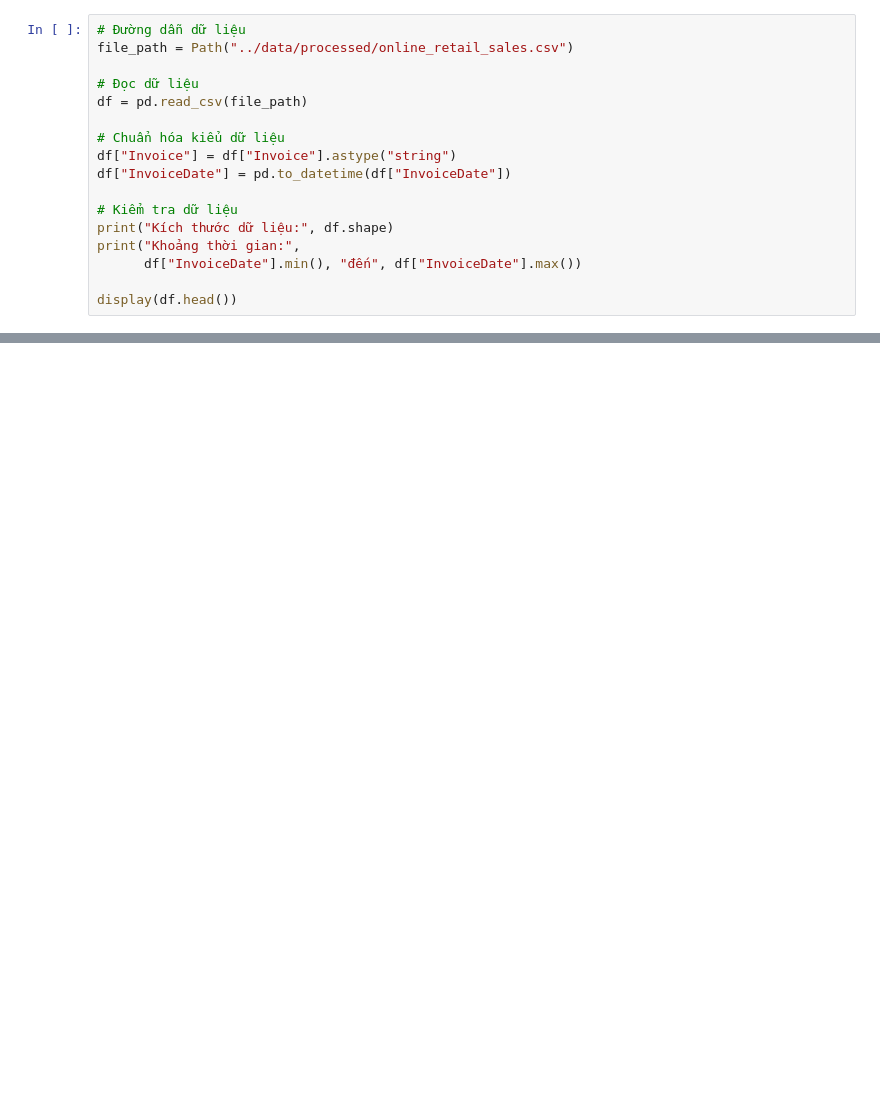
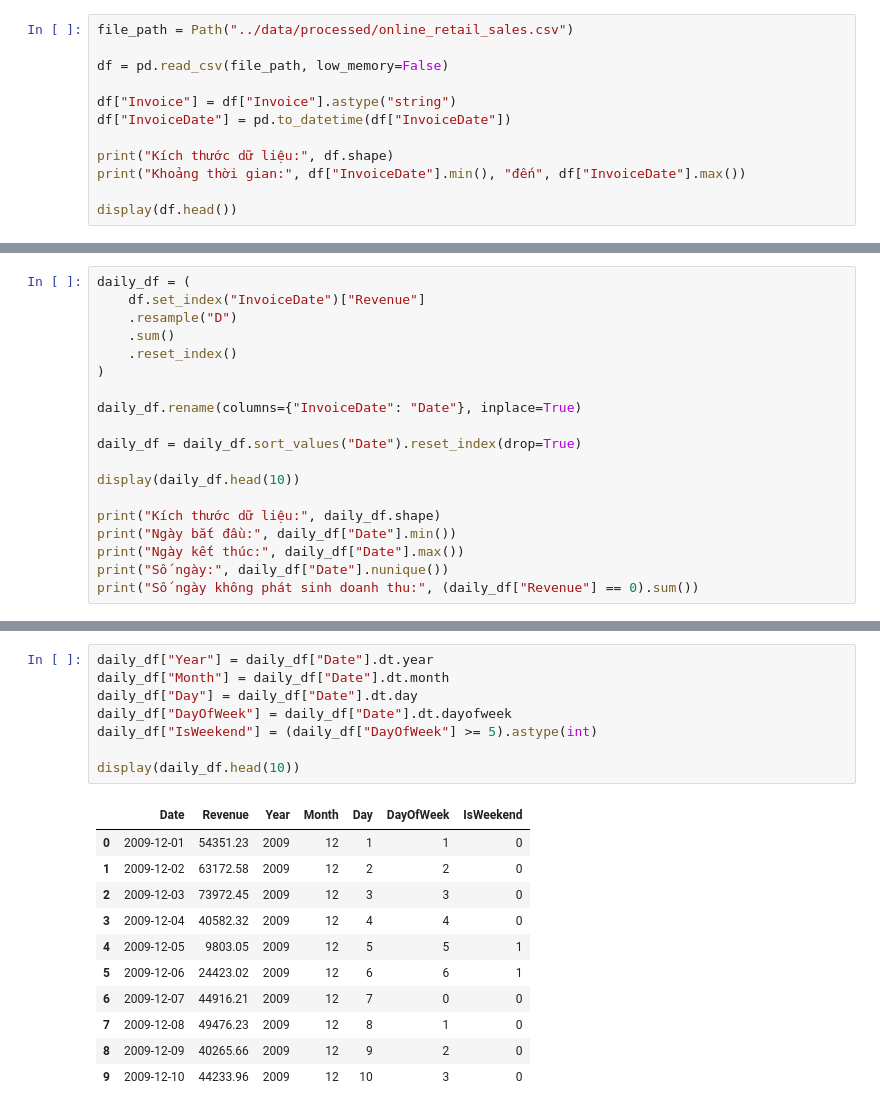
Before and after one commit to quangminh090999-prog/Data-Science-online-shopping-behavior, a Jupyter notebook: notebook/modeling.ipynb, the cells around one changed output, grey strips where cells are left out. Cells and saved outputs as stored; diff of their text form; blank space fills up the shorter version.

```diff
--- a/notebook/modeling.ipynb
+++ b/notebook/modeling.ipynb
@@ -27,17 +29,12 @@ print("Import thư viện thành công!")
 # %%
-# Đường dẫn dữ liệu
 file_path = Path("../data/processed/online_retail_sales.csv")
 
-# Đọc dữ liệu
-df = pd.read_csv(file_path)
+df = pd.read_csv(file_path, low_memory=False)
 
-# Chuẩn hóa kiểu dữ liệu
 df["Invoice"] = df["Invoice"].astype("string")
 df["InvoiceDate"] = pd.to_datetime(df["InvoiceDate"])
 
-# Kiểm tra dữ liệu
 print("Kích thước dữ liệu:", df.shape)
-print("Khoảng thời gian:",
-      df["InvoiceDate"].min(), "đến", df["InvoiceDate"].max())
+print("Khoảng thời gian:", df["InvoiceDate"].min(), "đến", df["InvoiceDate"].max())
 
 display(df.head())
@@ -43,0 +50,19 @@ display(df.head())
+# %%
+daily_df = (
+    df.set_index("InvoiceDate")["Revenue"]
+    .resample("D")
+    .sum()
+    .reset_index()
+)
+
+daily_df.rename(columns={"InvoiceDate": "Date"}, inplace=True)
+
+daily_df = daily_df.sort_values("Date").reset_index(drop=True)
+
+display(daily_df.head(10))
+
+print("Kích thước dữ liệu:", daily_df.shape)
+print("Ngày bắt đầu:", daily_df["Date"].min())
+print("Ngày kết thúc:", daily_df["Date"].max())
+print("Số ngày:", daily_df["Date"].nunique())
+print("Số ngày không phát sinh doanh thu:", (daily_df["Revenue"] == 0).sum())
@@ -43,0 +86,20 @@ display(df.head())
+# %%
+daily_df["Year"] = daily_df["Date"].dt.year
+daily_df["Month"] = daily_df["Date"].dt.month
+daily_df["Day"] = daily_df["Date"].dt.day
+daily_df["DayOfWeek"] = daily_df["Date"].dt.dayofweek
+daily_df["IsWeekend"] = (daily_df["DayOfWeek"] >= 5).astype(int)
+
+display(daily_df.head(10))
+# %% [output]
+|  | Date | Revenue | Year | Month | Day | DayOfWeek | IsWeekend |
+| 0 | 2009-12-01 | 54351.23 | 2009 | 12 | 1 | 1 | 0 |
+| 1 | 2009-12-02 | 63172.58 | 2009 | 12 | 2 | 2 | 0 |
+| 2 | 2009-12-03 | 73972.45 | 2009 | 12 | 3 | 3 | 0 |
+| 3 | 2009-12-04 | 40582.32 | 2009 | 12 | 4 | 4 | 0 |
+| 4 | 2009-12-05 | 9803.05 | 2009 | 12 | 5 | 5 | 1 |
+| 5 | 2009-12-06 | 24423.02 | 2009 | 12 | 6 | 6 | 1 |
+| 6 | 2009-12-07 | 44916.21 | 2009 | 12 | 7 | 0 | 0 |
+| 7 | 2009-12-08 | 49476.23 | 2009 | 12 | 8 | 1 | 0 |
+| 8 | 2009-12-09 | 40265.66 | 2009 | 12 | 9 | 2 | 0 |
+| 9 | 2009-12-10 | 44233.96 | 2009 | 12 | 10 | 3 | 0 |
```
Also changed, not shown: parts of 16 cells of this notebook, 1 other file.
